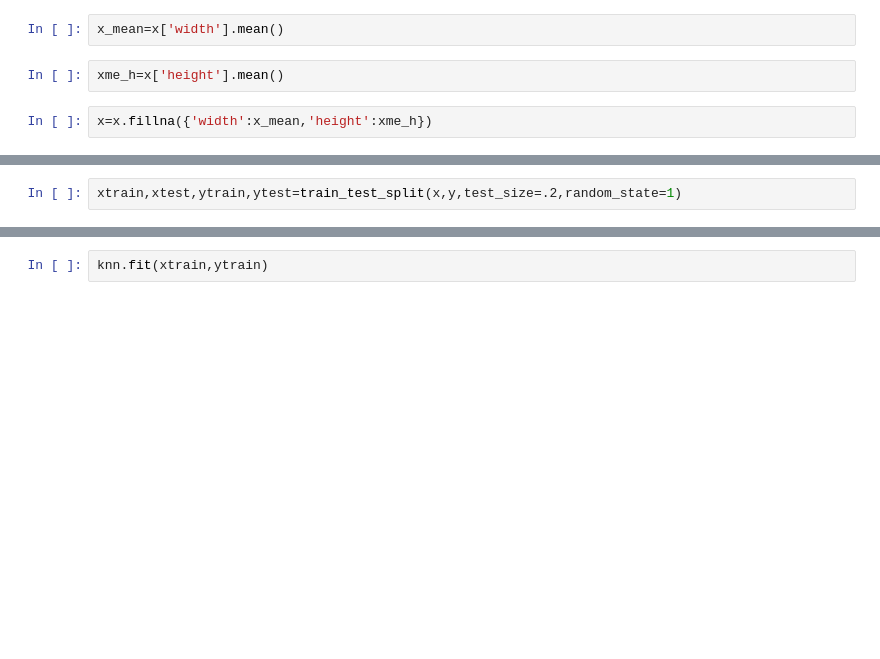
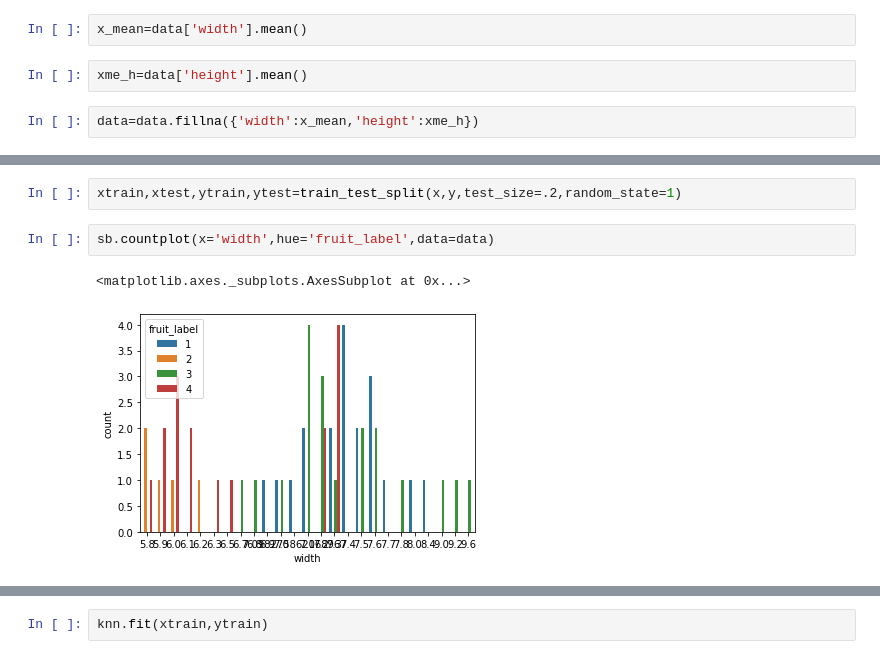
Before and after one commit to Prattoypaul/myml, a Jupyter notebook: Untitled1.ipynb, the cells around one changed output, grey strips where cells are left out. Saved outputs shown, nothing was run; the diff lists cells and outputs as text; blank space fills up the shorter version.

```diff
--- a/Untitled1.ipynb
+++ b/Untitled1.ipynb
@@ -66,10 +72,10 @@ height    2
 dtype: int64
 # %%
-x_mean=x['width'].mean()
+x_mean=data['width'].mean()
 # %%
-xme_h=x['height'].mean()
+xme_h=data['height'].mean()
 # %%
-x=x.fillna({'width':x_mean,'height':xme_h})
+data=data.fillna({'width':x_mean,'height':xme_h})
 # %%
 x
 # %% [output]
@@ -94,3 +100,8 @@ x
 from sklearn.model_selection import train_test_split
 # %%
 xtrain,xtest,ytrain,ytest=train_test_split(x,y,test_size=.2,random_state=1)
+# %%
+sb.countplot(x='width',hue='fruit_label',data=data)
+# %% [output]
+<matplotlib.axes._subplots.AxesSubplot at 0x...>
+[figure, added]
```
Also changed, not shown: parts of 4 cells of this notebook.
